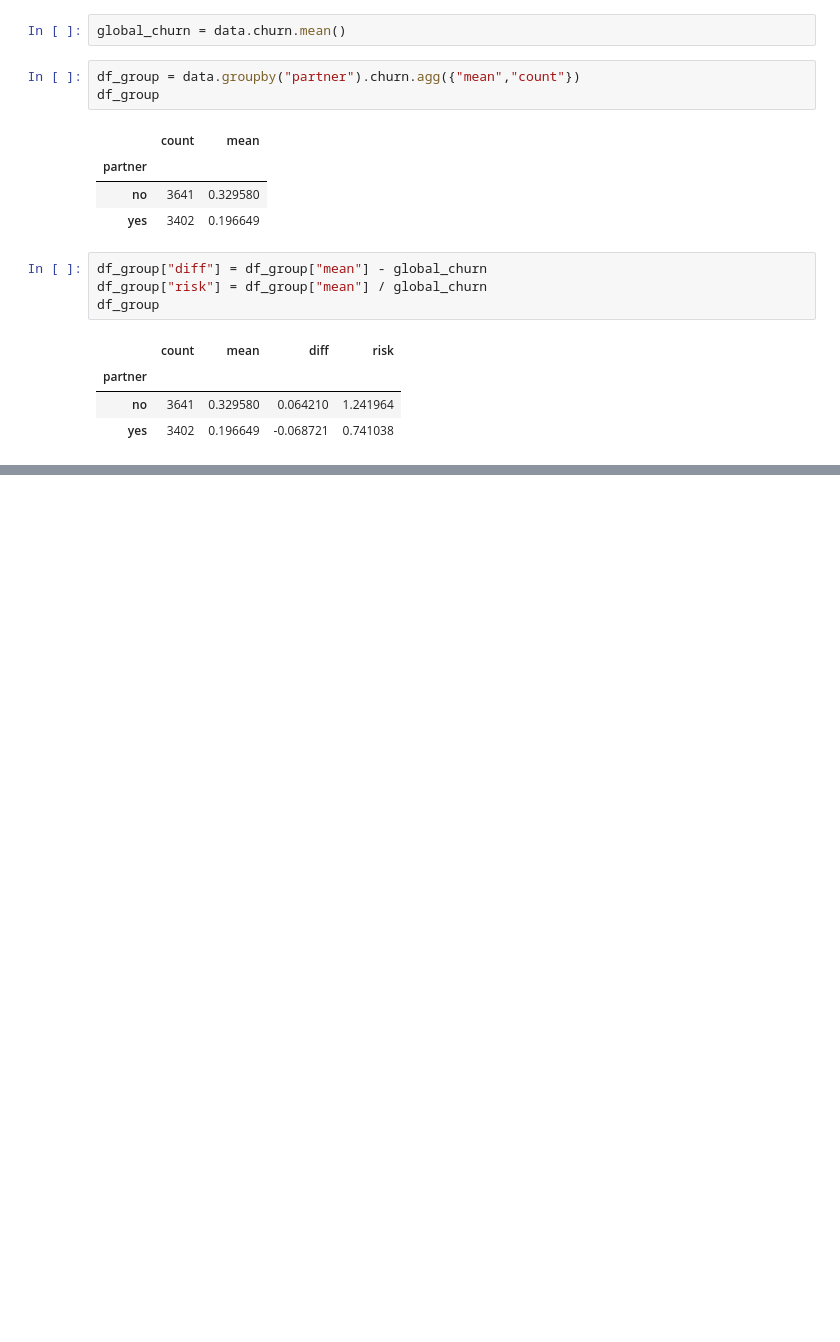
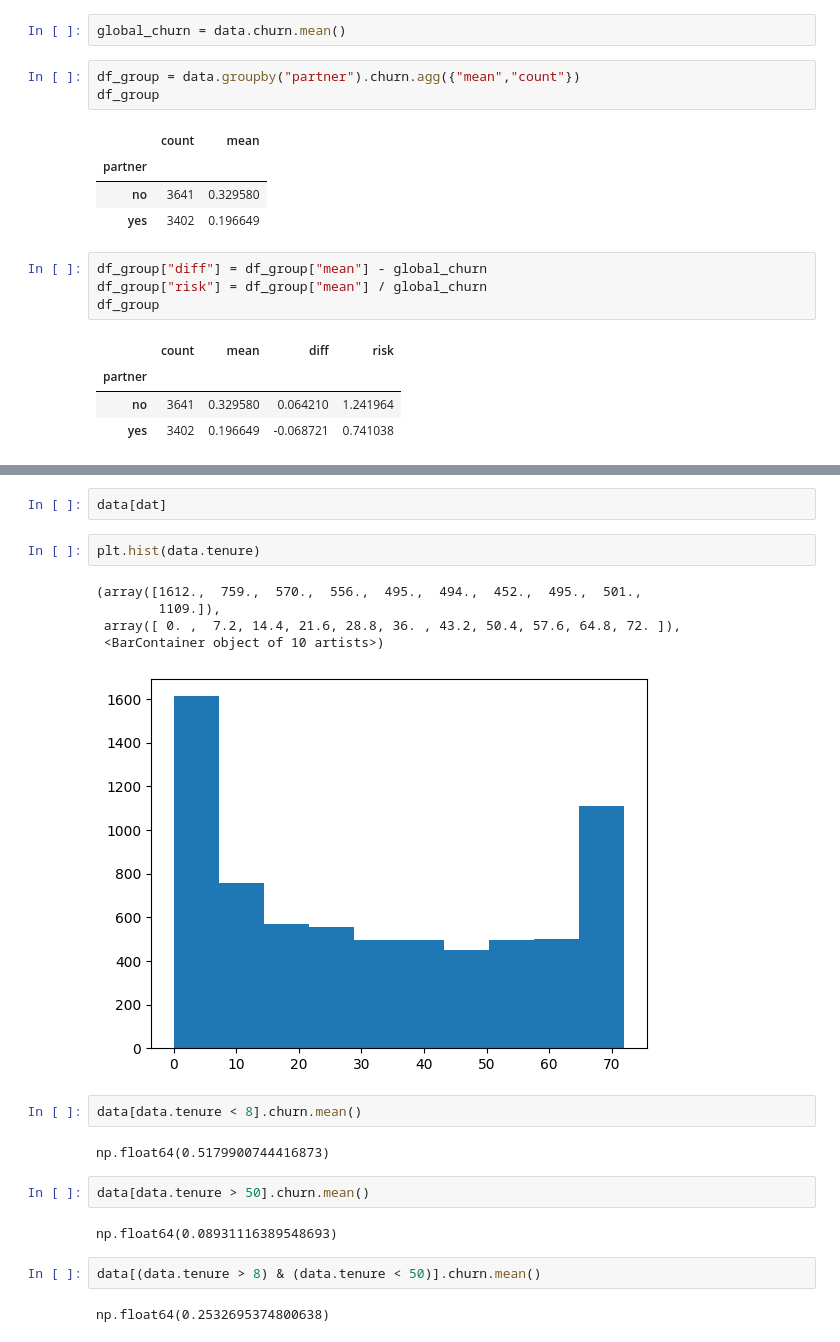
Before and after one commit to Pranayr/MachineLearning_revision, a Jupyter notebook: notebooks/Week3_ChurnPrediction.ipynb, the cells around one changed output, grey strips where cells are left out. Drawn from its saved outputs; the diff is of its cells as text; blank space fills up the shorter version.

```diff
--- a/notebooks/Week3_ChurnPrediction.ipynb
+++ b/notebooks/Week3_ChurnPrediction.ipynb
@@ -313,0 +447,22 @@ df_group
+# %%
+data[dat]
+# %%
+plt.hist(data.tenure)
+# %% [output]
+(array([1612.,  759.,  570.,  556.,  495.,  494.,  452.,  495.,  501.,
+        1109.]),
+ array([ 0. ,  7.2, 14.4, 21.6, 28.8, 36. , 43.2, 50.4, 57.6, 64.8, 72. ]),
+ <BarContainer object of 10 artists>)
+[figure, added]
+# %%
+data[data.tenure < 8].churn.mean()
+# %% [output]
+np.float64(0.5179900744416873)
+# %%
+data[data.tenure > 50].churn.mean()
+# %% [output]
+np.float64(0.08931116389548693)
+# %%
+data[(data.tenure > 8) & (data.tenure < 50)].churn.mean()
+# %% [output]
+np.float64(0.2532695374800638)
```
Also changed, not shown: parts of 13 cells of this notebook.
